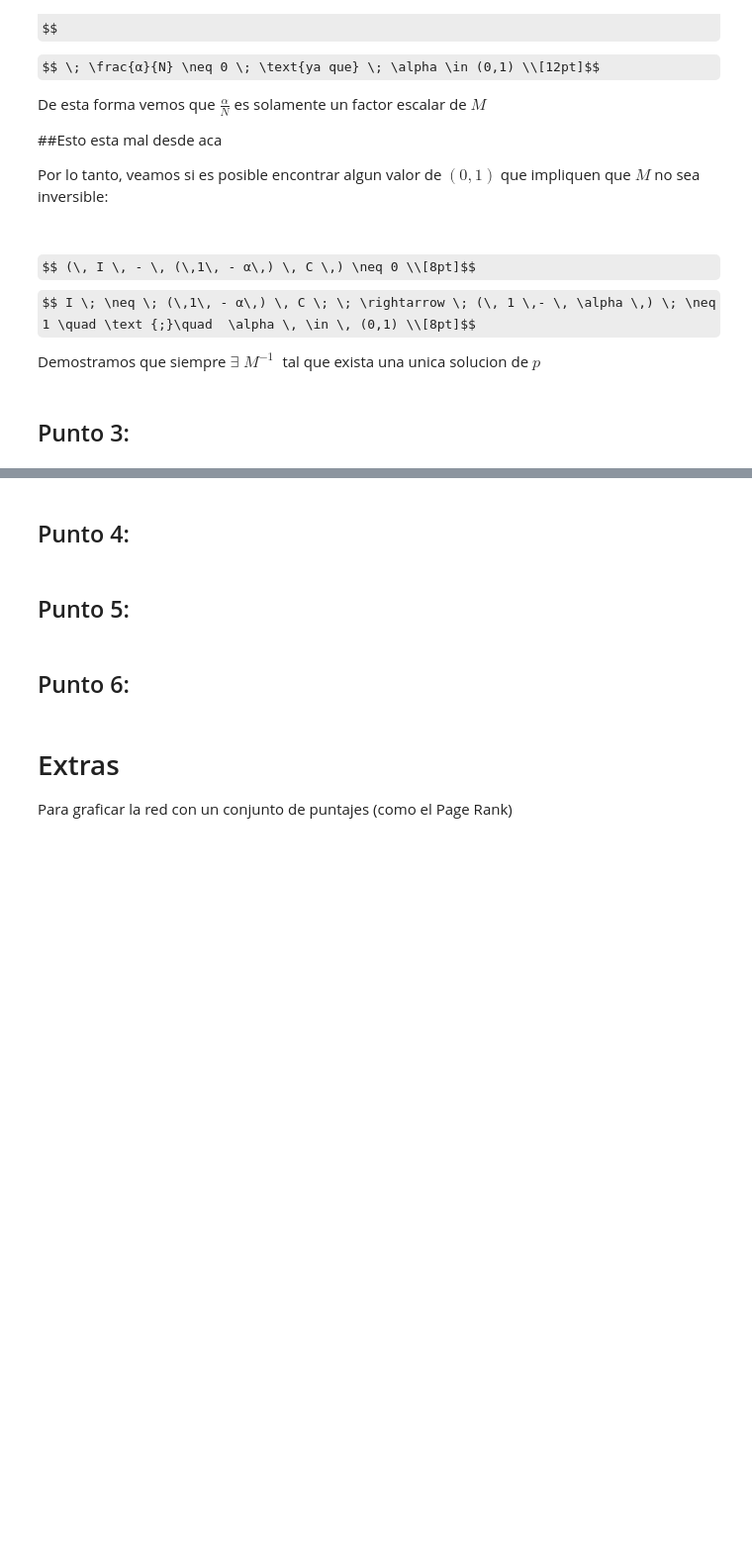
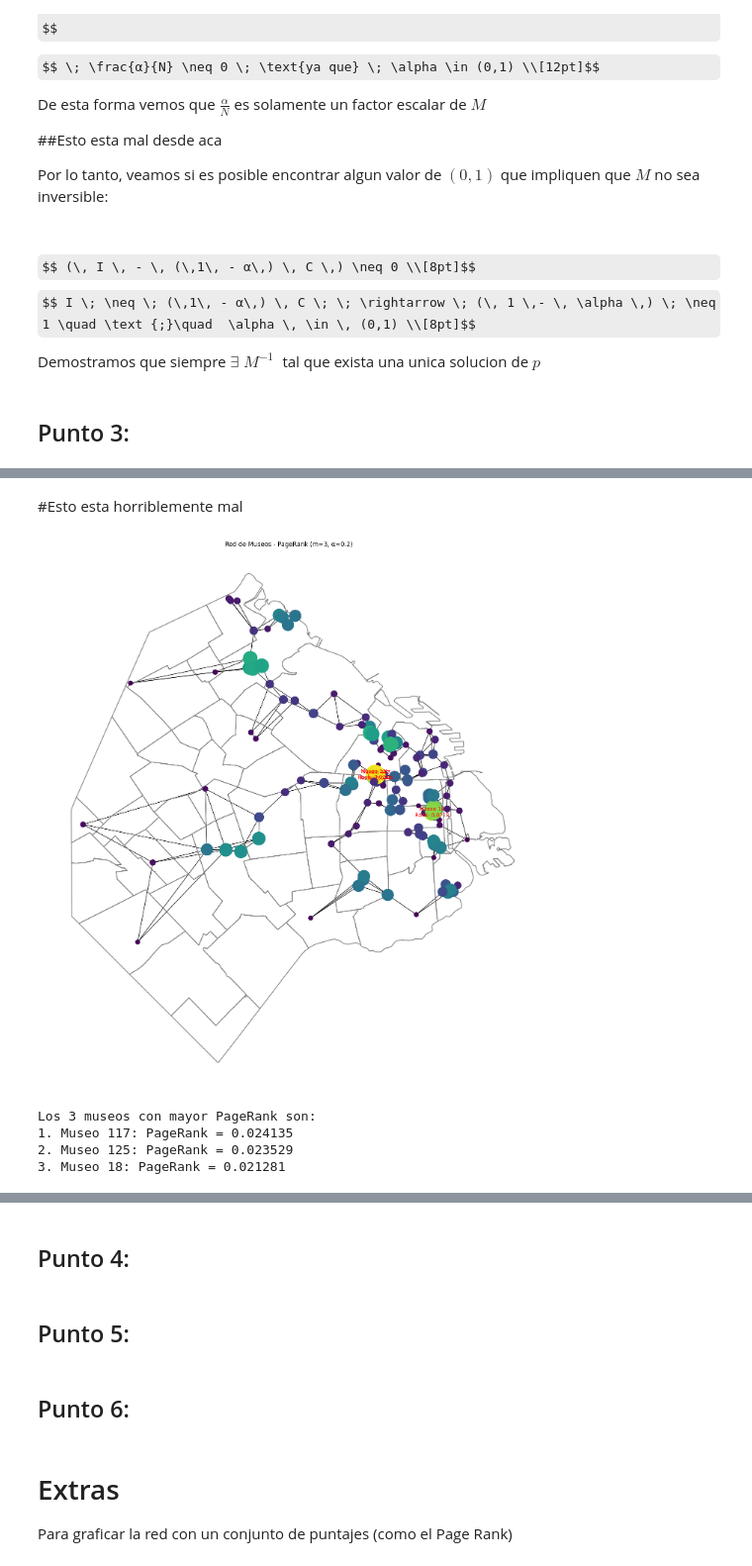
Before and after one commit to jerovernay/tp-Alc, a Jupyter notebook: codigo/TP1_template.ipynb, the cells around one changed output, grey strips where cells are left out. Shown at 99% size. Cells and saved outputs as stored; diff of their text form; code cells hidden in the pictures; some formulas as TeX source; blank space fills up the shorter version.

Commit message:
listo p, falta graficar esta verga

```diff
--- a/codigo/TP1_template.ipynb
+++ b/codigo/TP1_template.ipynb
@@ -173,0 +266,67 @@ Demostramos que siempre $\exists \; M^{-1} \;$ tal que exista una unica solucion
+# %% [markdown]
+#Esto esta horriblemente mal
+# %%
+# Calcular PageRank para m=3 y alpha=1/5
+m = 3
+alpha = 1/5
+N = museos.shape[0]  # número de museos
+
+# Construir matriz de adyacencia
+A = construye_adyacencia(D, m)
+
+# Calcular PageRank
+page_rank = calculo_Page_Rank(A, alpha, N)
+
+#Normalizo
+page_rank = page_rank / np.sum(page_rank)
+
+
+# Visualizar la red con tamaños proporcionales al PageRank
+factor_escala = 5e4  # Ajustar este valor según sea necesario para visualización
+
+# Crear el grafo
+G = nx.from_numpy_array(A)
+G_layout = {i:v for i,v in enumerate(zip(museos.to_crs("EPSG:22184").get_coordinates()['x'],
+                                          museos.to_crs("EPSG:22184").get_coordinates()['y']))}
+
+# Identificar los 3 museos con mayor PageRank
+N_principales = 3
+principales = np.argsort(page_rank)[-N_principales:]
+
+# Crear figura y graficar
+fig, ax = plt.subplots(figsize=(15, 15))
+barrios.to_crs("EPSG:22184").boundary.plot(color='gray', ax=ax)
+
+# Etiquetar solo los N principales museos
+labels = {n: f"Museo {n}\nRank: {page_rank[i]:.4f}" if i in principales else ""
+          for i, n in enumerate(G.nodes)}
+
+# Dibujar la red
+nx.draw_networkx(G, G_layout,
+                 node_size=page_rank*factor_escala,  # Tamaño proporcional al PageRank
+                 node_color=page_rank,  # Color según PageRank
+                 cmap=plt.cm.viridis,  # Usar un mapa de colores
+                 with_labels=False,
+                 ax=ax)
+
+# Agregar etiquetas solo para los principales
+nx.draw_networkx_labels(G, G_layout, labels=labels, font_size=10, font_color="red")
+
+# Añadir título y leyenda
+plt.title(f'Red de Museos - PageRank (m={m}, α={alpha})')
+plt.axis('off')
+
+# Mostrar el gráfico
+plt.tight_layout()
+plt.show()
+
+# Imprimir información sobre los 3 museos principales
+print("Los 3 museos con mayor PageRank son:")
+for i, idx in enumerate(principales[::-1]):  # Invertir para mostrar en orden descendente
+    print(f"{i+1}. Museo {idx}: PageRank = {page_rank[idx]:.6f}")
+# %% [output]
+[figure, added]
+Los 3 museos con mayor PageRank son:
+1. Museo 117: PageRank = 0.024135
+2. Museo 125: PageRank = 0.023529
+3. Museo 18: PageRank = 0.021281
```
Also changed, not shown: parts of 4 cells of this notebook.
